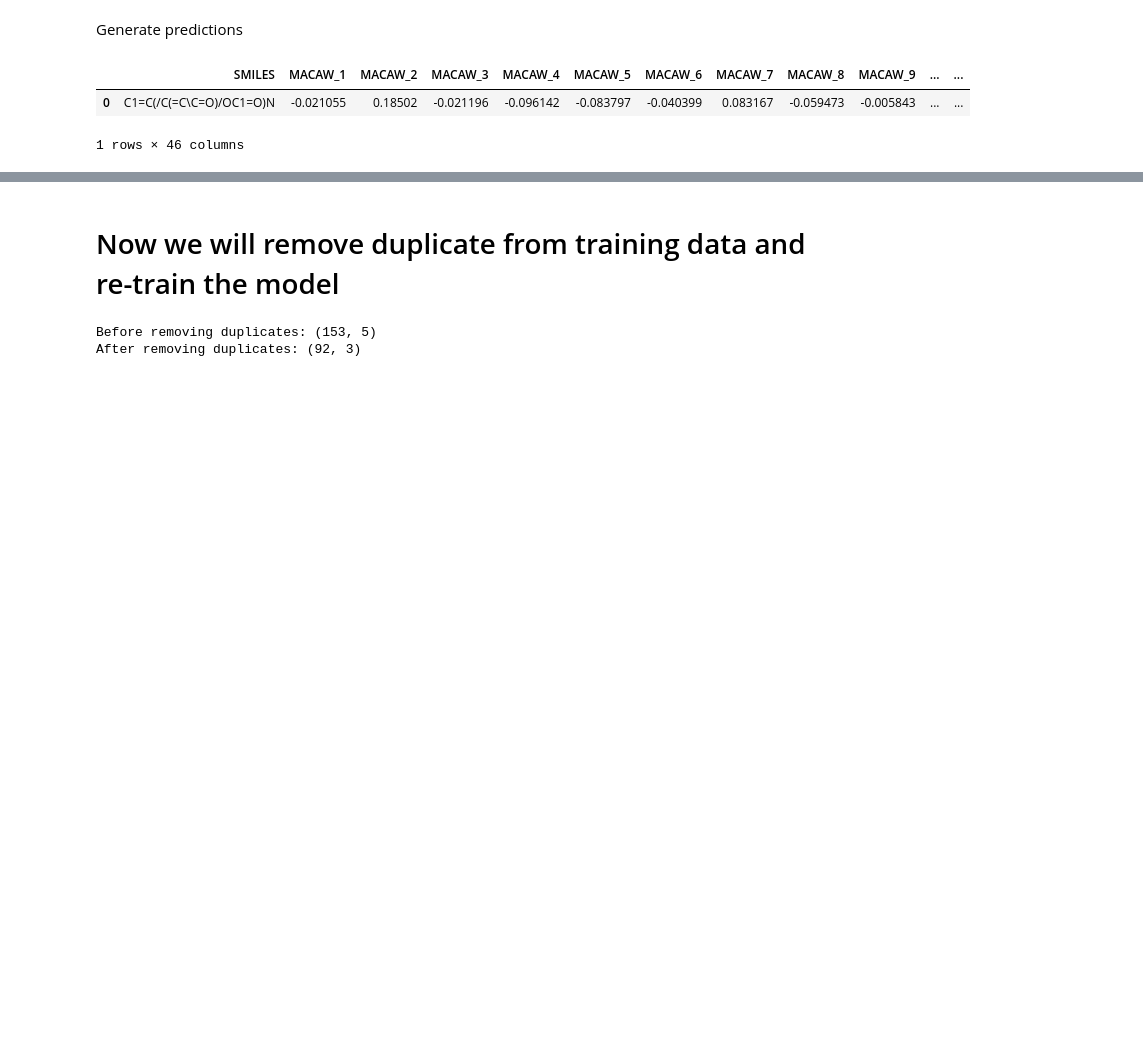
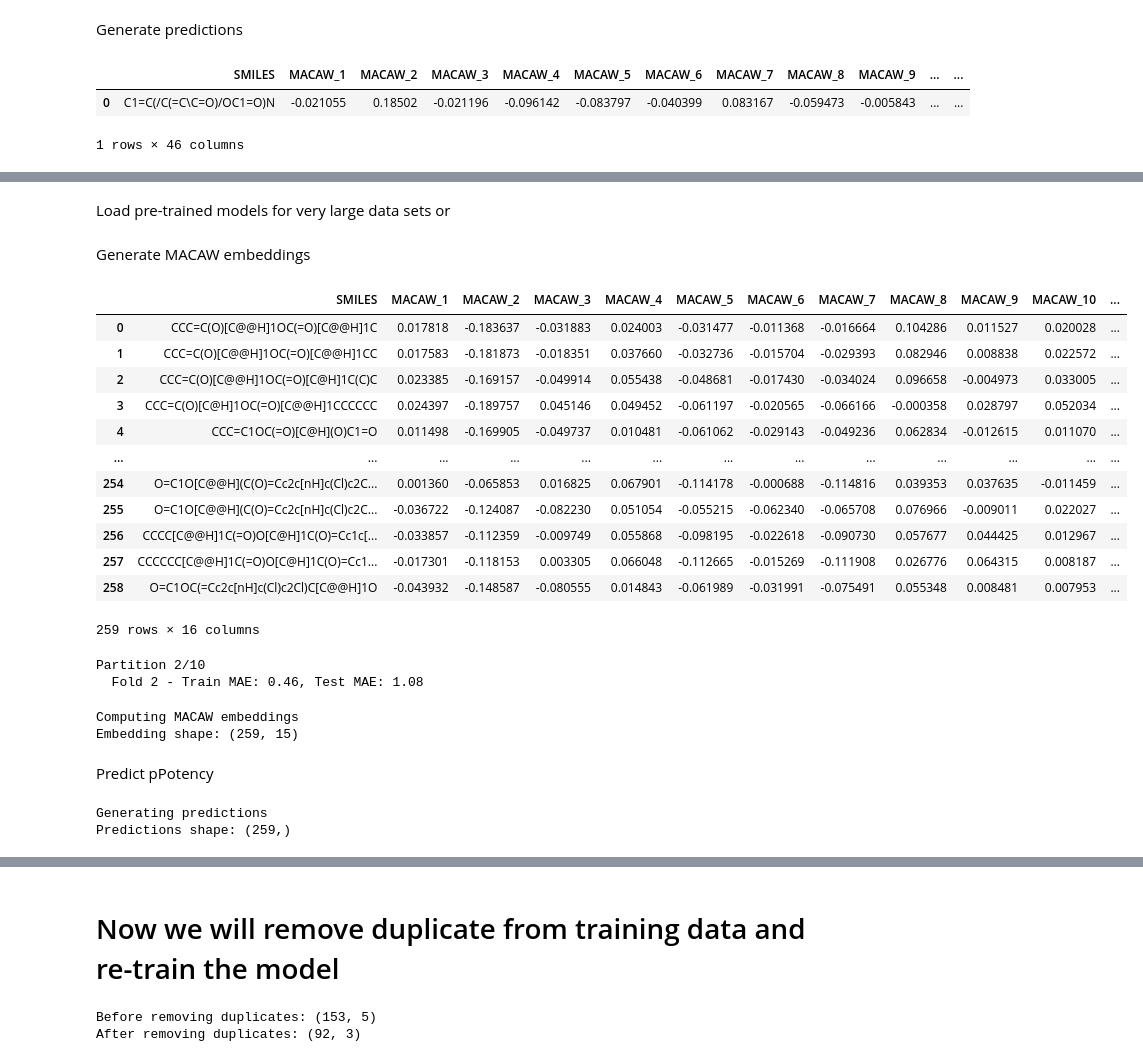
Before and after one commit to soumyadeepghosh35/DTRA_DrugDesign, a Jupyter notebook: DTRA_project_notebooks/Step3_MACAW_bacteria-YersiniaPestis.ipynb, the cells around one changed output, grey strips where cells are left out. Drawn from its saved outputs; the diff is of its cells as text; code cells hidden in the pictures; blank space fills up the shorter version.

```diff
--- a/DTRA_project_notebooks/Step3_MACAW_bacteria-YersiniaPestis.ipynb
+++ b/DTRA_project_notebooks/Step3_MACAW_bacteria-YersiniaPestis.ipynb
@@ -1689,0 +1754,50 @@ smi_lib_DTRA_targets
+# %% [markdown]
+Load pre-trained models for very large data sets or
+# %% [markdown]
+Generate MACAW embeddings
+# %%
+smi_lib_RetrotideDataset_wMACAW = mcw.transform(smi_lib_RetrotideDataset)
+
+# Create column names
+num_features = smi_lib_RetrotideDataset_wMACAW.shape[1]
+column_names = [f'MACAW_{i+1}' for i in range(num_features)]
+
+# Create DataFrame with same index as smi_lib
+SMILES_lib_RetrotideDataset = pd.DataFrame(smi_lib_RetrotideDataset_wMACAW, columns=column_names, index=smi_lib_RetrotideDataset.index)
+# Then add SMILES as first column
+SMILES_lib_RetrotideDataset.insert(0, 'SMILES', smi_lib_RetrotideDataset)
+# Save to CSV
+SMILES_lib_RetrotideDataset.to_csv(os.path.join(saveDir, "YersiniaPestis_RetrotideDataset_wMACAW.csv"), index=False)
+SMILES_lib_RetrotideDataset
+# %% [output]
+|  | SMILES | MACAW_1 | MACAW_2 | MACAW_3 | MACAW_4 | MACAW_5 | MACAW_6 | MACAW_7 | MACAW_8 | MACAW_9 | MACAW_10 | ... |
+| 0 | CCC=C(O)[C@@H]1OC(=O)[C@@H]1C | 0.017818 | -0.183637 | -0.031883 | 0.024003 | -0.031477 | -0.011368 | -0.016664 | 0.104286 | 0.011527 | 0.020028 | ... |
+| 1 | CCC=C(O)[C@@H]1OC(=O)[C@@H]1CC | 0.017583 | -0.181873 | -0.018351 | 0.037660 | -0.032736 | -0.015704 | -0.029393 | 0.082946 | 0.008838 | 0.022572 | ... |
+| 2 | CCC=C(O)[C@@H]1OC(=O)[C@H]1C(C)C | 0.023385 | -0.169157 | -0.049914 | 0.055438 | -0.048681 | -0.017430 | -0.034024 | 0.096658 | -0.004973 | 0.033005 | ... |
+| 3 | CCC=C(O)[C@H]1OC(=O)[C@@H]1CCCCCC | 0.024397 | -0.189757 | 0.045146 | 0.049452 | -0.061197 | -0.020565 | -0.066166 | -0.000358 | 0.028797 | 0.052034 | ... |
+| 4 | CCC=C1OC(=O)[C@H](O)C1=O | 0.011498 | -0.169905 | -0.049737 | 0.010481 | -0.061062 | -0.029143 | -0.049236 | 0.062834 | -0.012615 | 0.011070 | ... |
+| ... | ... | ... | ... | ... | ... | ... | ... | ... | ... | ... | ... | ... |
+| 254 | O=C1O[C@@H](C(O)=Cc2c[nH]c(Cl)c2C... | 0.001360 | -0.065853 | 0.016825 | 0.067901 | -0.114178 | -0.000688 | -0.114816 | 0.039353 | 0.037635 | -0.011459 | ... |
+| 255 | O=C1O[C@@H](C(O)=Cc2c[nH]c(Cl)c2C... | -0.036722 | -0.124087 | -0.082230 | 0.051054 | -0.055215 | -0.062340 | -0.065708 | 0.076966 | -0.009011 | 0.022027 | ... |
+| 256 | CCCC[C@@H]1C(=O)O[C@H]1C(O)=Cc1c[... | -0.033857 | -0.112359 | -0.009749 | 0.055868 | -0.098195 | -0.022618 | -0.090730 | 0.057677 | 0.044425 | 0.012967 | ... |
+| 257 | CCCCCC[C@@H]1C(=O)O[C@H]1C(O)=Cc1... | -0.017301 | -0.118153 | 0.003305 | 0.066048 | -0.112665 | -0.015269 | -0.111908 | 0.026776 | 0.064315 | 0.008187 | ... |
+| 258 | O=C1OC(=Cc2c[nH]c(Cl)c2Cl)C[C@@H]1O | -0.043932 | -0.148587 | -0.080555 | 0.014843 | -0.061989 | -0.031991 | -0.075491 | 0.055348 | 0.008481 | 0.007953 | ... |
+259 rows × 16 columns
+Partition 2/10
+  Fold 2 - Train MAE: 0.46, Test MAE: 1.08
+# %%
+print("\nComputing MACAW embeddings")
+X1_lib = mcw.transform(smi_lib_RetrotideDataset)
+print(f"Embedding shape: {X1_lib.shape}")
+# %% [output]
+Computing MACAW embeddings
+Embedding shape: (259, 15)
+# %% [markdown]
+Predict pPotency
+# %%
+print("Generating predictions")
+Y1_lib_pred = regr_pred.predict(X1_lib)
+print(f"Predictions shape: {Y1_lib_pred.shape}")
+# %% [output]
+Generating predictions
+Predictions shape: (259,)
```
Also changed, not shown: parts of 25 cells of this notebook, 2 other files.
